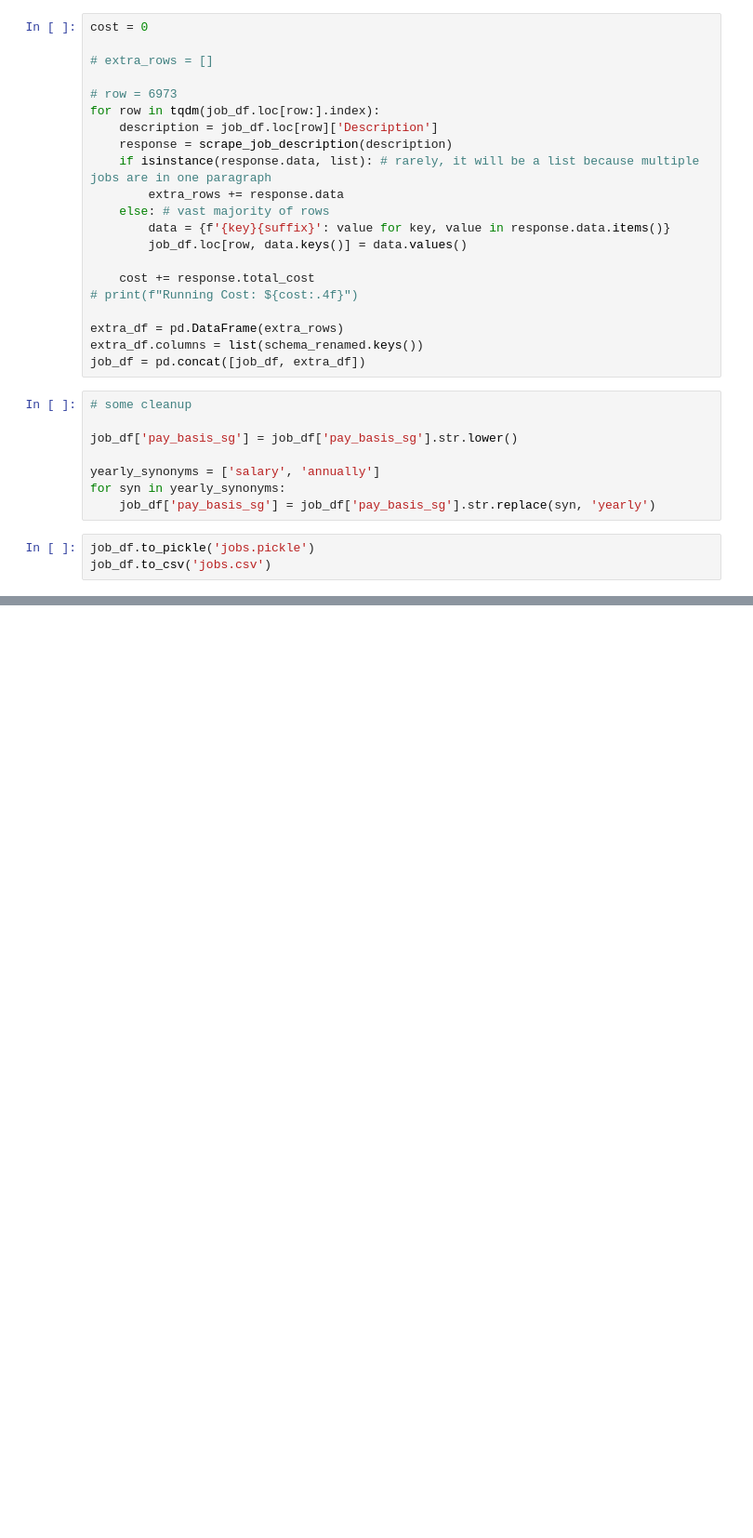
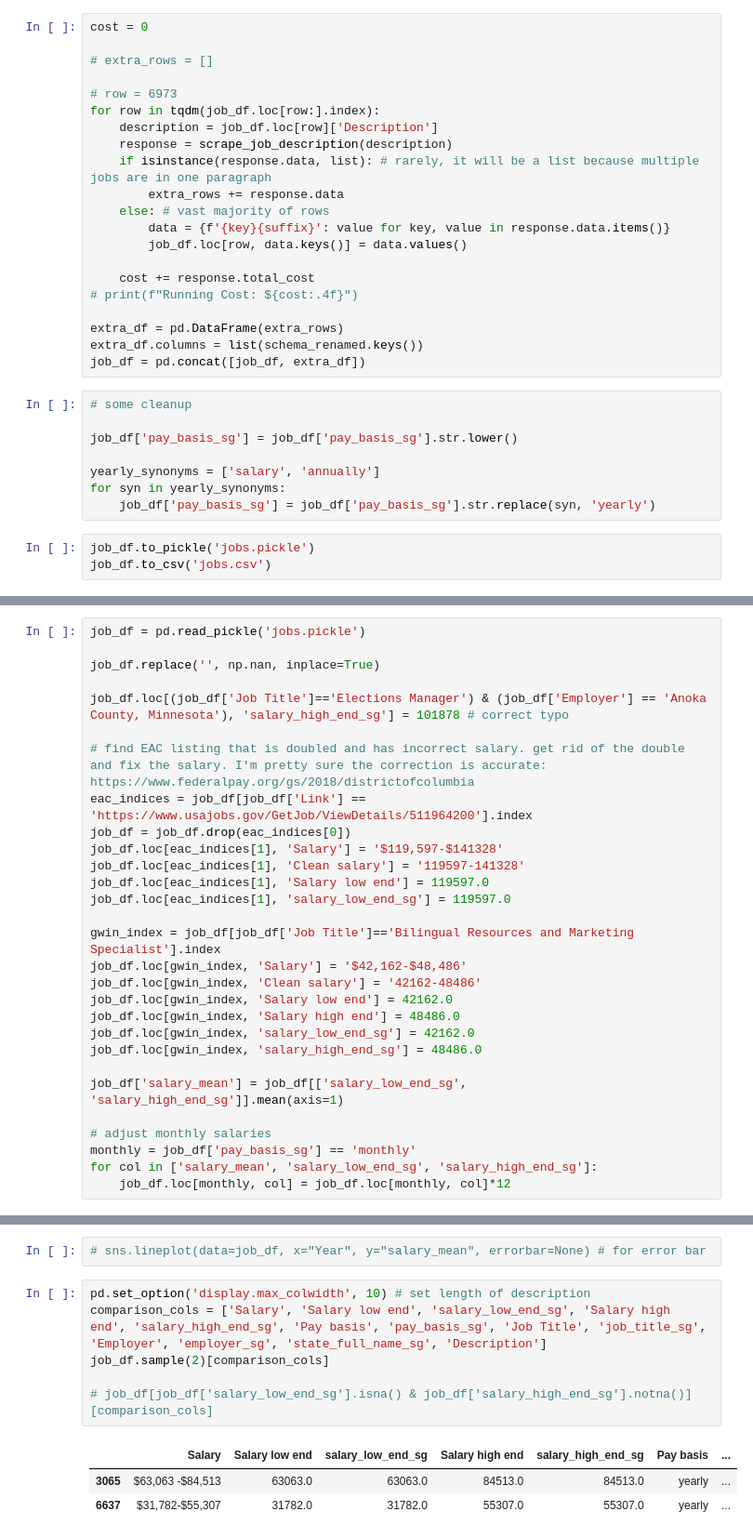
Before and after one commit to Bipartisan-Policy-Center/election-official-job-descriptions, a Jupyter notebook: scrape.ipynb, the cells around one changed output, grey strips where cells are left out. Shown at 93% size. Drawn from its saved outputs; the diff is of its cells as text; blank space fills up the shorter version.

```diff
--- a/scrape.ipynb
+++ b/scrape.ipynb
@@ -285,0 +244,29 @@ Name: count, dtype: int64
+# %%
+job_df = pd.read_pickle('jobs.pickle')
+
+job_df.replace('', np.nan, inplace=True)
+
+job_df.loc[(job_df['Job Title']=='Elections Manager') & (job_df['Employer'] == 'Anoka County, Minnesota'), 'salary_high_end_sg'] = 101878 # correct typo
+
+# find EAC listing that is doubled and has incorrect salary. get rid of the double and fix the salary. I'm pretty sure the correction is accurate: https://www.federalpay.org/gs/2018/districtofcolumbia
+eac_indices = job_df[job_df['Link'] == 'https://www.usajobs.gov/GetJob/ViewDetails/511964200'].index
+job_df = job_df.drop(eac_indices[0])
+job_df.loc[eac_indices[1], 'Salary'] = '$119,597-$141328'
+job_df.loc[eac_indices[1], 'Clean salary'] = '119597-141328'
+job_df.loc[eac_indices[1], 'Salary low end'] = 119597.0
+job_df.loc[eac_indices[1], 'salary_low_end_sg'] = 119597.0
+
+gwin_index = job_df[job_df['Job Title']=='Bilingual Resources and Marketing Specialist'].index
+job_df.loc[gwin_index, 'Salary'] = '$42,162-$48,486'
+job_df.loc[gwin_index, 'Clean salary'] = '42162-48486'
+job_df.loc[gwin_index, 'Salary low end'] = 42162.0
+job_df.loc[gwin_index, 'Salary high end'] = 48486.0
+job_df.loc[gwin_index, 'salary_low_end_sg'] = 42162.0
+job_df.loc[gwin_index, 'salary_high_end_sg'] = 48486.0
+
+job_df['salary_mean'] = job_df[['salary_low_end_sg', 'salary_high_end_sg']].mean(axis=1)
+
+# adjust monthly salaries
+monthly = job_df['pay_basis_sg'] == 'monthly'
+for col in ['salary_mean', 'salary_low_end_sg', 'salary_high_end_sg']:
+    job_df.loc[monthly, col] = job_df.loc[monthly, col]*12
@@ -285,0 +306,12 @@ Name: count, dtype: int64
+# %%
+# sns.lineplot(data=job_df, x="Year", y="salary_mean", errorbar=None) # for error bar
+# %%
+pd.set_option('display.max_colwidth', 10) # set length of description
+comparison_cols = ['Salary', 'Salary low end', 'salary_low_end_sg', 'Salary high end', 'salary_high_end_sg', 'Pay basis', 'pay_basis_sg', 'Job Title', 'job_title_sg', 'Employer', 'employer_sg', 'state_full_name_sg', 'Description']
+job_df.sample(2)[comparison_cols]
+
+# job_df[job_df['salary_low_end_sg'].isna() & job_df['salary_high_end_sg'].notna()][comparison_cols]
+# %% [output]
+|  | Salary | Salary low end | salary_low_end_sg | Salary high end | salary_high_end_sg | Pay basis | ... |
+| 3065 | $63,063 -$84,513 | 63063.0 | 63063.0 | 84513.0 | 84513.0 | yearly | ... |
+| 6637 | $31,782-$55,307 | 31782.0 | 31782.0 | 55307.0 | 55307.0 | yearly | ... |
```
Also changed, not shown: parts of 7 cells of this notebook.
